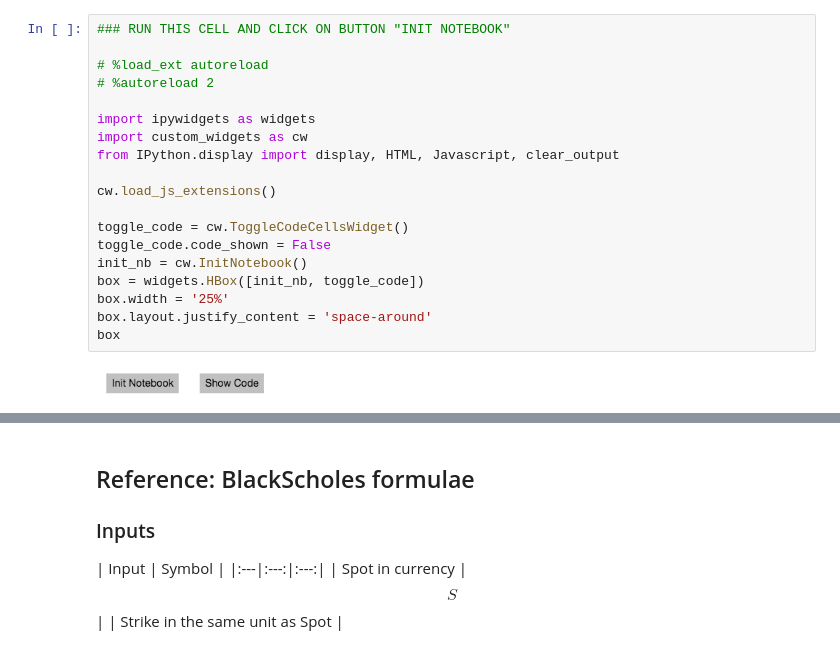
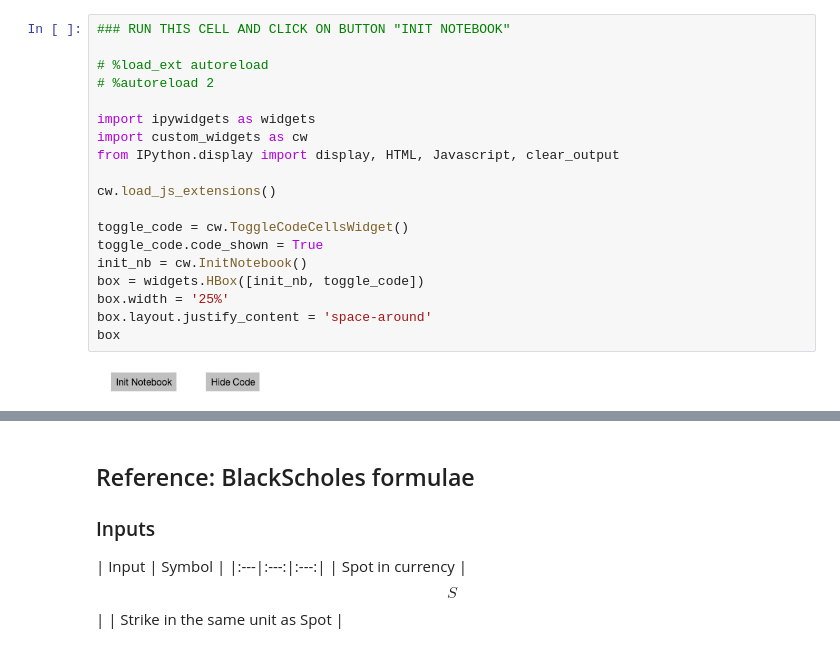
Before and after one commit to oscar6echo/BlackScholesWidget, a Jupyter notebook: demo_blackscholes_widget.ipynb, the cells around one changed output, grey strips where cells are left out. Drawn from its saved outputs; the diff is of its cells as text.

```diff
--- a/demo_blackscholes_widget.ipynb
+++ b/demo_blackscholes_widget.ipynb
@@ -1,22 +1,22 @@
 # %%
 ### RUN THIS CELL AND CLICK ON BUTTON "INIT NOTEBOOK"
 
 # %load_ext autoreload
 # %autoreload 2
 
 import ipywidgets as widgets
 import custom_widgets as cw
 from IPython.display import display, HTML, Javascript, clear_output
 
 cw.load_js_extensions()
 
 toggle_code = cw.ToggleCodeCellsWidget()
-toggle_code.code_shown = False
+toggle_code.code_shown = True
 init_nb = cw.InitNotebook()
 box = widgets.HBox([init_nb, toggle_code])
 box.width = '25%'
 box.layout.justify_content = 'space-around'
 box
 # %% [output]
-[figure, old version]
+[figure, new version]
 [interactive output not drawn]
```
Also changed, not shown: parts of 3 cells of this notebook, 5 other files.
